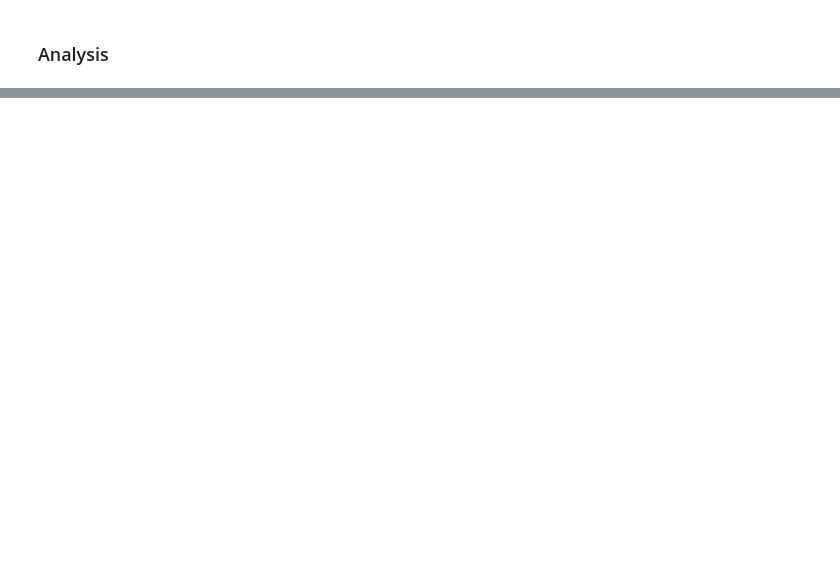
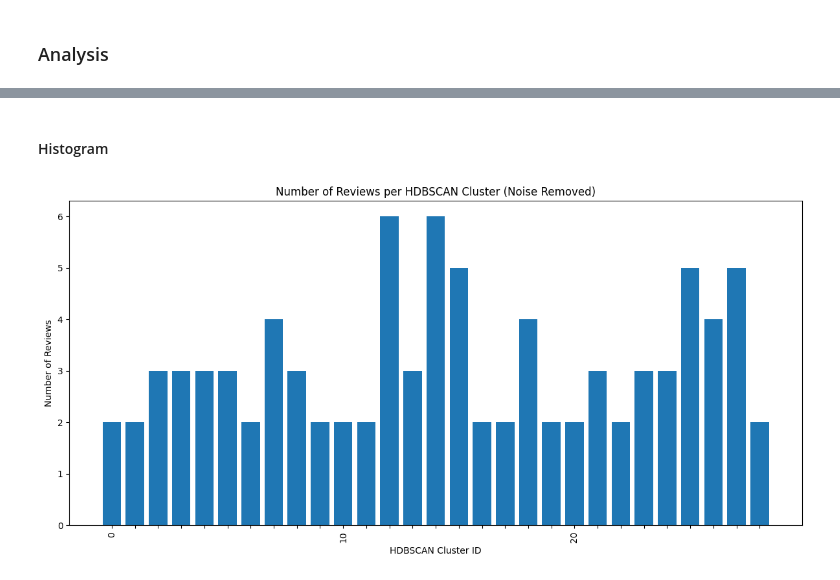
Before and after one commit to tanjapock/AmazonReview, a Jupyter notebook: book_reviews.ipynb, the cells around one changed output, grey strips where cells are left out. Drawn from its saved outputs; the diff is of its cells as text; code cells hidden in the pictures; blank space fills up the shorter version.

```diff
--- a/book_reviews.ipynb
+++ b/book_reviews.ipynb
@@ -797,2 +931,7 @@ plt.close()
 # %% [markdown]
 ### Analysis
+# %%
+
+# Drop noise cluster (-1)
+df_clean = clustering_results[clustering_results['cluster_dbscan'] != -1]
+df_clean.head()
@@ -798,0 +945,5 @@ plt.close()
+# %%
+# summarize sentiment scores into categories
+# Create a new column with categorized sentiment scores
+df_clean['sentiment_category'] = np.clip(df_clean['sentiment_score'].round().astype(int), 1, 5)
+df_clean.head(n=100)
@@ -798,0 +969,20 @@ plt.close()
+# %% [markdown]
+#### Histogram
+# %%
+# Count reviews per cluster
+cluster_counts = df_clean['cluster_dbscan'].value_counts().sort_index()
+
+plt.figure(figsize=(12,6))
+plt.bar(cluster_counts.index, cluster_counts.values)
+plt.xlabel('HDBSCAN Cluster ID')
+plt.ylabel('Number of Reviews')
+plt.title('Number of Reviews per HDBSCAN Cluster (Noise Removed)')
+
+# Show only every 10th cluster label
+x_labels = [str(c) if i % 10 == 0 else '' for i, c in enumerate(cluster_counts.index)]
+plt.xticks(cluster_counts.index, x_labels, rotation=90)
+
+plt.tight_layout()
+plt.show()
+# %% [output]
+[figure, added]
```
Also changed, not shown: parts of 31 cells of this notebook, 18 other files.
